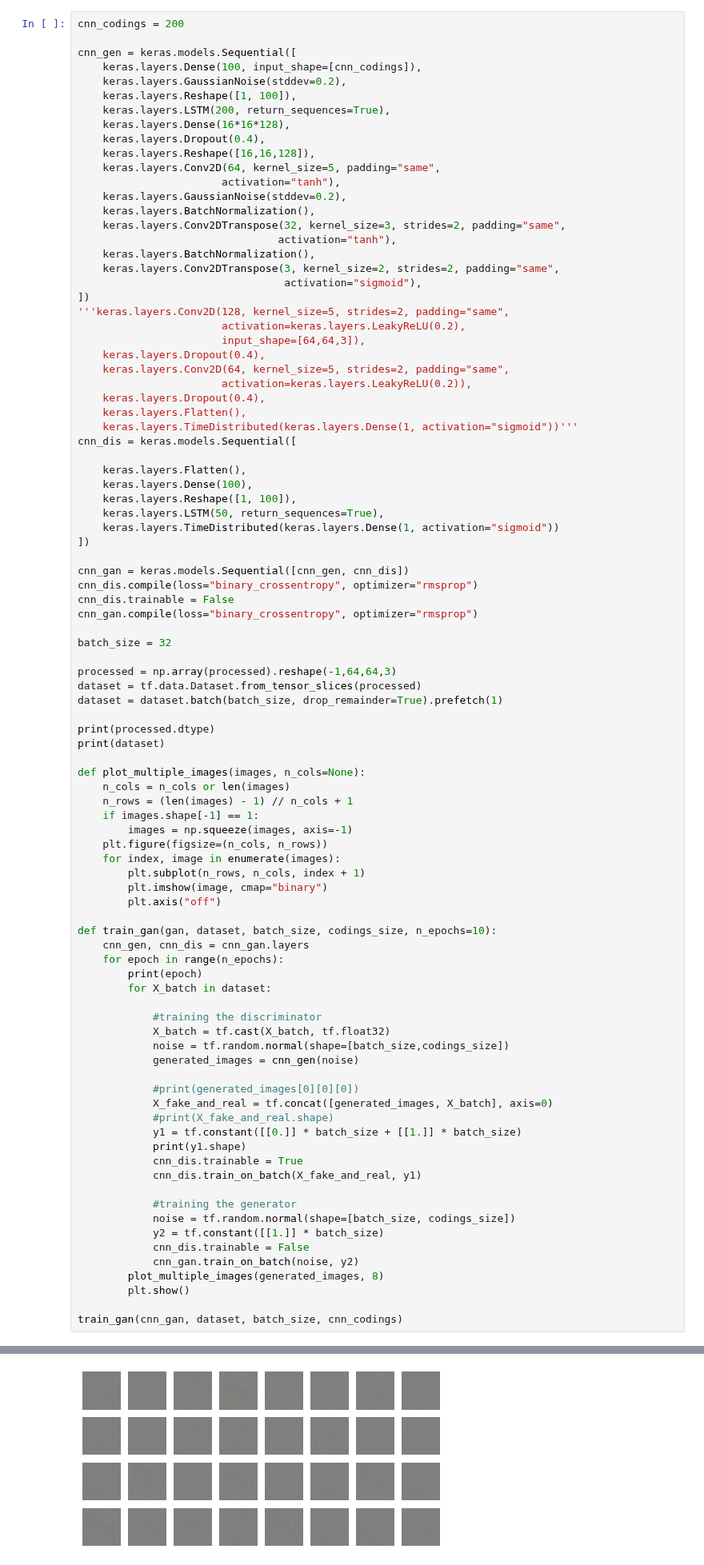
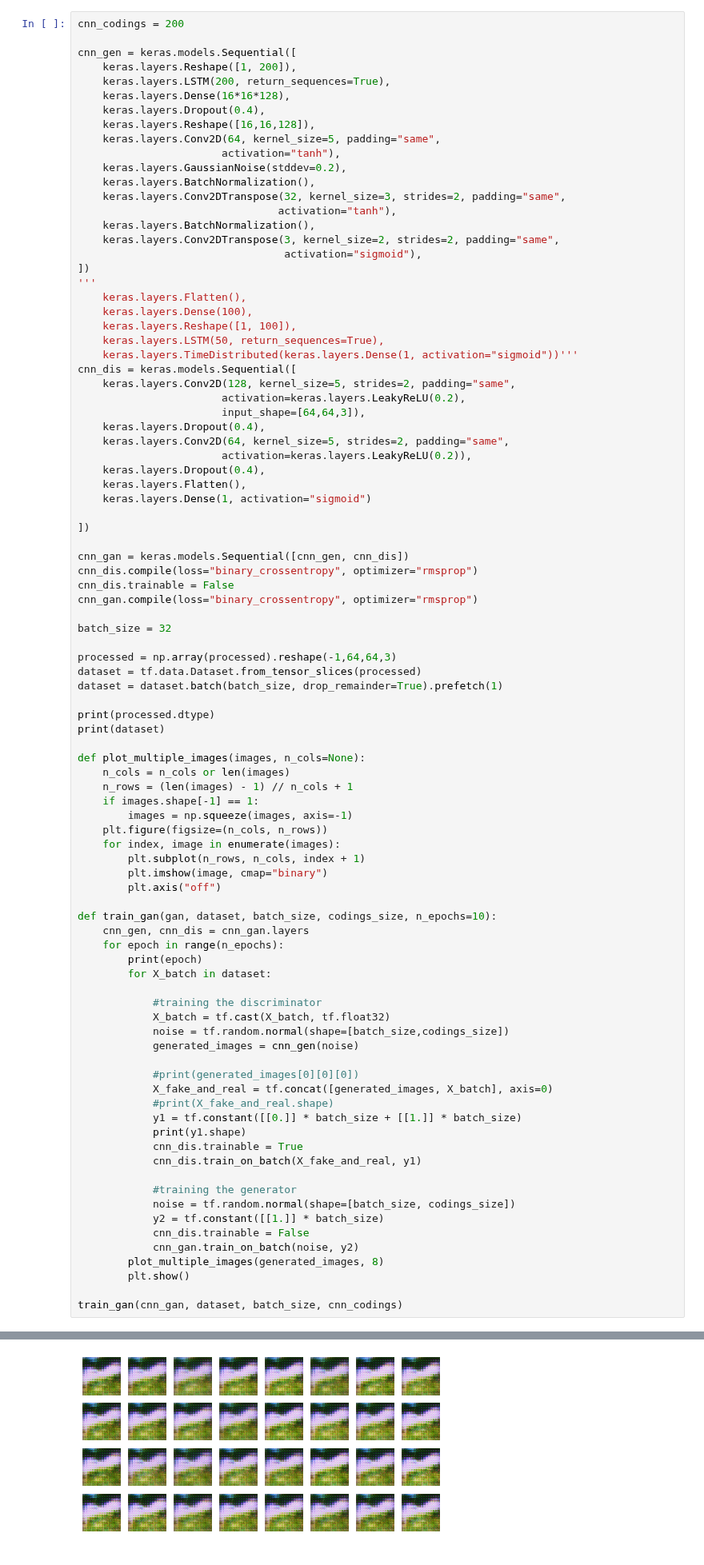
Before and after one commit to OrdinaryHacker101/MinecraftAI, a Jupyter notebook: area_52/MineDREAM.ipynb, the cells around one changed output, grey strips where cells are left out. Shown at 80% size. Cells and saved outputs as stored; diff of their text form.

```diff
--- a/area_52/MineDREAM.ipynb
+++ b/area_52/MineDREAM.ipynb
@@ -175,9 +175,7 @@ plt.imshow(processed[-1])
 cnn_codings = 200
 
 cnn_gen = keras.models.Sequential([
-    keras.layers.Dense(100, input_shape=[cnn_codings]),
-    keras.layers.GaussianNoise(stddev=0.2),
-    keras.layers.Reshape([1, 100]),
+    keras.layers.Reshape([1, 200]),
     keras.layers.LSTM(200, return_sequences=True),
     keras.layers.Dense(16*16*128),
     keras.layers.Dropout(0.4),
@@ -192,7 +190,14 @@ cnn_gen = keras.models.Sequential([
     keras.layers.Conv2DTranspose(3, kernel_size=2, strides=2, padding="same",
                                  activation="sigmoid"),
 ])
-'''keras.layers.Conv2D(128, kernel_size=5, strides=2, padding="same",
+'''
+    keras.layers.Flatten(),
+    keras.layers.Dense(100),
+    keras.layers.Reshape([1, 100]),
+    keras.layers.LSTM(50, return_sequences=True),
+    keras.layers.TimeDistributed(keras.layers.Dense(1, activation="sigmoid"))'''
+cnn_dis = keras.models.Sequential([
+    keras.layers.Conv2D(128, kernel_size=5, strides=2, padding="same",
                        activation=keras.layers.LeakyReLU(0.2),
                        input_shape=[64,64,3]),
     keras.layers.Dropout(0.4),
@@ -200,14 +205,8 @@ cnn_gen = keras.models.Sequential([
                        activation=keras.layers.LeakyReLU(0.2)),
     keras.layers.Dropout(0.4),
     keras.layers.Flatten(),
-    keras.layers.TimeDistributed(keras.layers.Dense(1, activation="sigmoid"))'''
-cnn_dis = keras.models.Sequential([
+    keras.layers.Dense(1, activation="sigmoid")
 
-    keras.layers.Flatten(),
-    keras.layers.Dense(100),
-    keras.layers.Reshape([1, 100]),
-    keras.layers.LSTM(50, return_sequences=True),
-    keras.layers.TimeDistributed(keras.layers.Dense(1, activation="sigmoid"))
 ])
 
 cnn_gan = keras.models.Sequential([cnn_gen, cnn_dis])
@@ -285,21 +284,21 @@ float32
 1
 (64, 1)
 (64, 1)
 (64, 1)
 (64, 1)
 (64, 1)
 (64, 1)
 (64, 1)
 (64, 1)
 (64, 1)
 (64, 1)
 (64, 1)
 ... (40 lines left out)
 (64, 1)
 (64, 1)
 (64, 1)
 (64, 1)
-[figure, old version]
+[figure, new version]
 2
 (64, 1)
 (64, 1)
```
Also changed, not shown: parts of 2 cells of this notebook.
